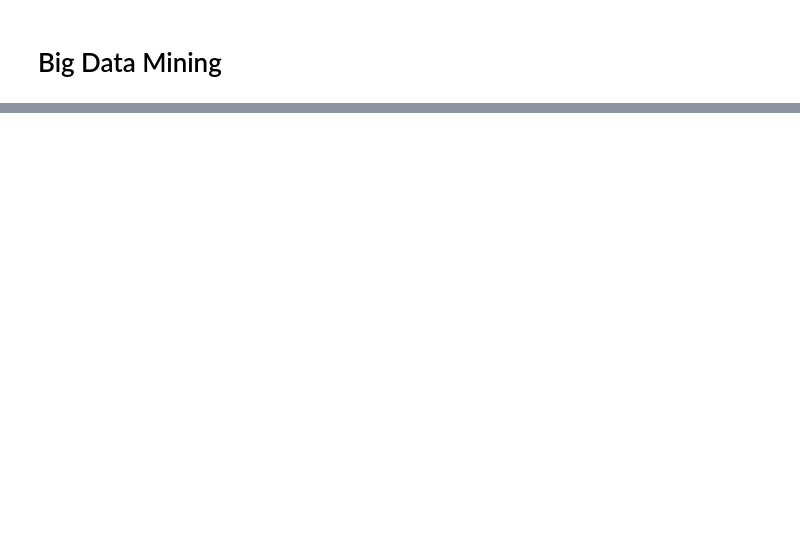
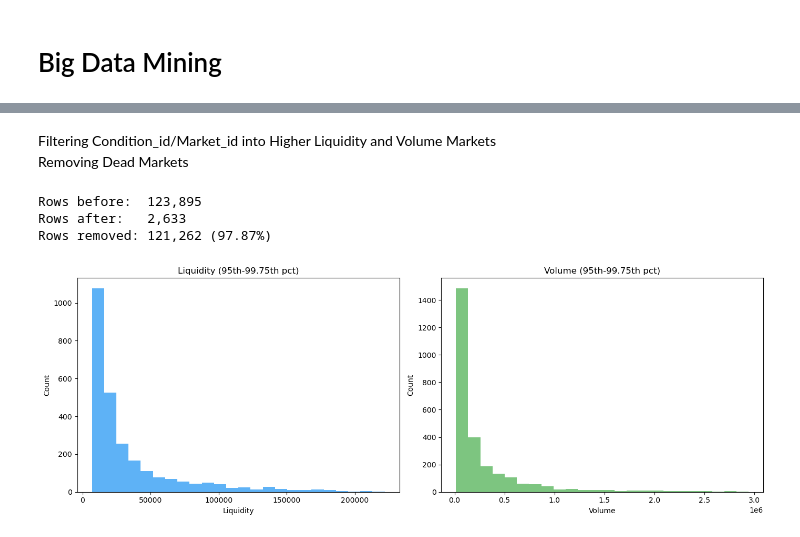
Before and after one commit to EnzoAlto/PolyMarket_BigData, a Jupyter notebook: Lab Notebook-Enzo.ipynb, the cells around one changed output, grey strips where cells are left out. Drawn from its saved outputs; the diff is of its cells as text; code cells hidden in the pictures; blank space fills up the shorter version.

```diff
--- a/Lab Notebook-Enzo.ipynb
+++ b/Lab Notebook-Enzo.ipynb
@@ -285,0 +257,20 @@ NameError: name 'DATA_DIR' is not defined
+# %%
+# path = "/mnt/data/public/polymarket/snapshots/snapshots_2026-03-06.parquet"
+path = "/mnt/data/public/polymarket/labels/market_targets.parquet"
+
+# # Spark Dataframe Version
+# df3 = spark.read.parquet(path)
+# df3.limit(100).toPandas()
+
+# # Polar Dataframe Version
+# df3 = pl.scan_parquet(path)
+# df3.limit(10).collect().to_pandas()
+
+# # Spark Dataframe Version
+# df3 = spark.read.parquet(path)
+# df3.limit(100).toPandas()
+
+# Polar Dataframe Version
+df_market = pl.scan_parquet(path)
+df_market.limit(10).collect().to_pandas()
+df_market.collect().describe()
@@ -285,0 +305,57 @@ NameError: name 'DATA_DIR' is not defined
+# %% [markdown]
+Filtering Condition_id/Market_id into Higher Liquidity and Volume Markets
+Removing Dead Markets
+# %%
+import numpy as np
+import matplotlib.pyplot as plt
+
+market_df = df_market.collect() if isinstance(df_market, pl.LazyFrame) else df_market
+
+# keep middle 98% (1st to 99th percentile)
+p_low, p_high = 95, 99.75
+# p_low, p_high = 0, 100
+
+liq_all = market_df["liquidity"].drop_nulls().to_numpy()
+vol_all = market_df["volume"].drop_nulls().to_numpy()
+
+liq_min, liq_max = np.percentile(liq_all, [p_low, p_high])
+vol_min, vol_max = np.percentile(vol_all, [p_low, p_high])
+
+before_rows = market_df.height
+
+filtered = market_df.filter(
+    pl.col("liquidity").is_between(liq_min, liq_max, closed="both") &
+    pl.col("volume").is_between(vol_min, vol_max, closed="both")
+)
+
+after_rows = filtered.height
+removed_rows = before_rows - after_rows
+removed_pct = (removed_rows / before_rows * 100) if before_rows else 0.0
+
+print(f"Rows before:  {before_rows:,}")
+print(f"Rows after:   {after_rows:,}")
+print(f"Rows removed: {removed_rows:,} ({removed_pct:.2f}%)")
+
+
+liq = filtered["liquidity"].to_numpy()
+vol = filtered["volume"].to_numpy()
+
+fig, axes = plt.subplots(1, 2, figsize=(14, 5))
+
+axes[0].hist(liq, bins=24, color="#42A5F5", alpha=0.85, edgecolor="none")
+axes[0].set_title(f"Liquidity ({p_low}th-{p_high}th pct)")
+axes[0].set_xlabel("Liquidity")
+axes[0].set_ylabel("Count")
+
+axes[1].hist(vol, bins=24, color="#66BB6A", alpha=0.85, edgecolor="none")
+axes[1].set_title(f"Volume ({p_low}th-{p_high}th pct)")
+axes[1].set_xlabel("Volume")
+axes[1].set_ylabel("Count")
+
+plt.tight_layout()
+plt.show()
+# %% [output]
+Rows before:  123,895
+Rows after:   2,633
+Rows removed: 121,262 (97.87%)
+[figure, added]
```
Also changed, not shown: parts of 34 cells of this notebook.
